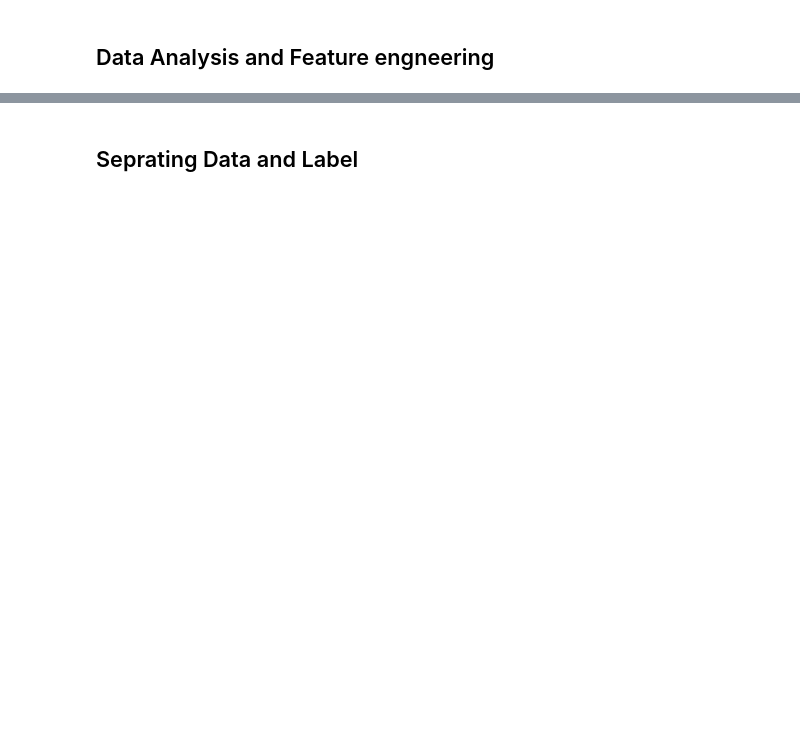
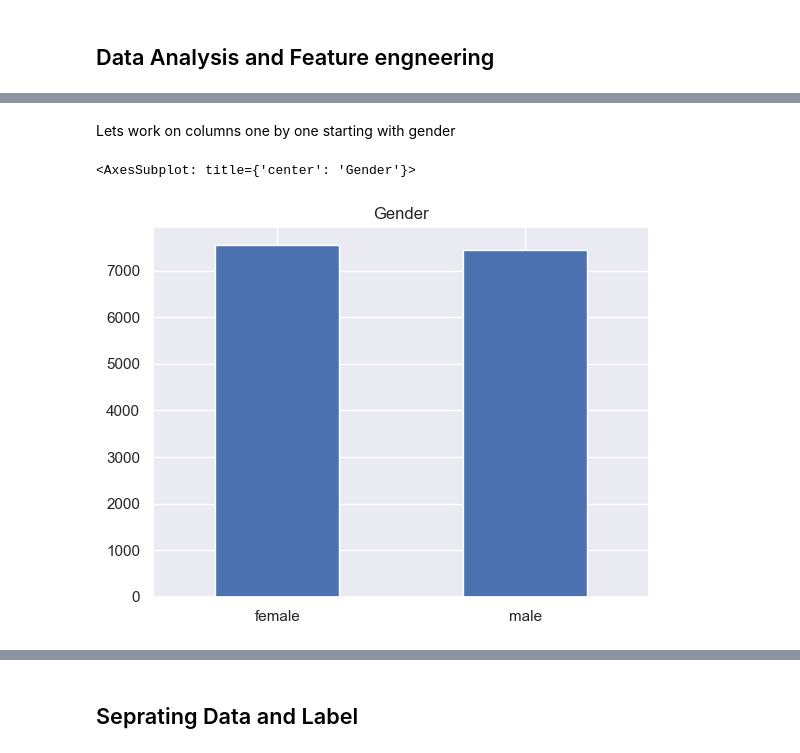
Before and after one commit to AnkitGaur2811/The-pred-center, a Jupyter notebook: MachineModels/Calories Burnt Prediction/Calories_burnt.ipynb, the cells around one changed output, grey strips where cells are left out. Cells and saved outputs as stored; diff of their text form; code cells hidden in the pictures; blank space fills up the shorter version.

Commit message:
Completed the Calories prediction Model

```diff
--- a/MachineModels/Calories Burnt Prediction/Calories_burnt.ipynb
+++ b/MachineModels/Calories Burnt Prediction/Calories_burnt.ipynb
@@ -68,0 +78,3 @@ As there is a relation between both files lets make this as one data dataset
+# %%
+# concatinating datasets to form one dataset
+calories_data = pd.concat([exercise_data, calories['Calories']], axis=1)
@@ -70,0 +135,2 @@ As there is a relation between both files lets make this as one data dataset
+# %%
+calories_data.drop(columns=["User_ID"],inplace=True)
@@ -70,0 +196,2 @@ As there is a relation between both files lets make this as one data dataset
+# %%
+calories_data.drop_duplicates(inplace=True)
@@ -70,0 +218,7 @@ As there is a relation between both files lets make this as one data dataset
+# %% [markdown]
+Lets work on columns one by one starting with gender
+# %%
+calories_data["Gender"].value_counts().plot(kind = "bar", title= "Gender", rot = 0)
+# %% [output]
+<AxesSubplot: title={'center': 'Gender'}>
+[figure, added]
```
Also changed, not shown: parts of 71 cells of this notebook.
